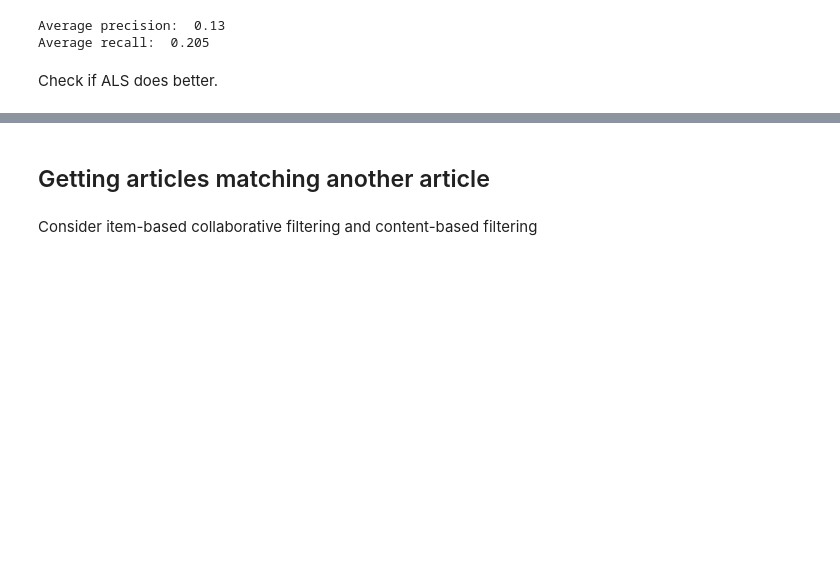
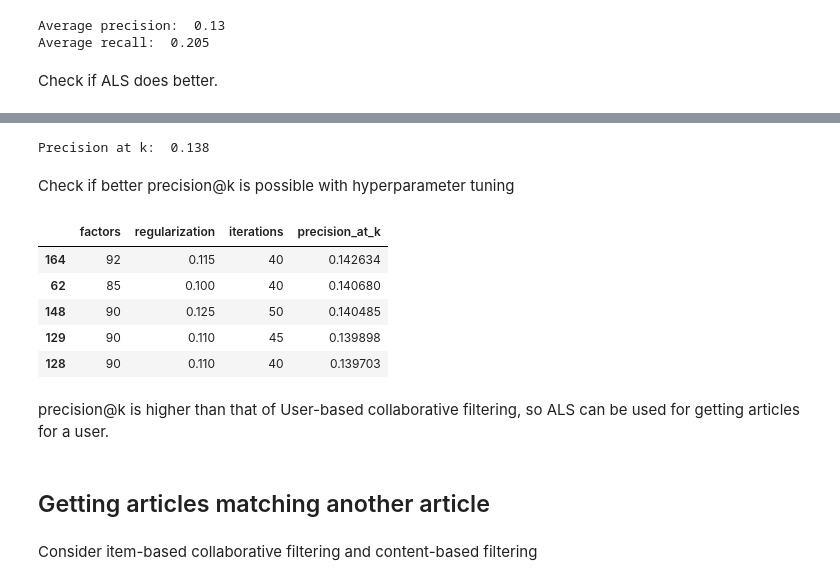
Before and after one commit to kavurisrikanth/news-recommender-capstone, a Jupyter notebook: basics/data.ipynb, the cells around one changed output, grey strips where cells are left out. Saved outputs shown, nothing was run; the diff lists cells and outputs as text; code cells hidden in the pictures; blank space fills up the shorter version.

Commit message:
ALS parameter tuning & evaluation

```diff
--- a/basics/data.ipynb
+++ b/basics/data.ipynb
@@ -1259,0 +1498,9 @@ Check if ALS does better.
+# %%
+p_at_k = precision_at_k(model, train, test, K=10)
+# %%
+# Round the results to 3 decimal places and print them
+print('Precision at k: ', round(p_at_k, 3))
+# %% [output]
+Precision at k:  0.138
+# %% [markdown]
+Check if better precision@k is possible with hyperparameter tuning
@@ -1259,0 +1509,29 @@ Check if ALS does better.
+# %%
+factors = [60, 80, 85, 87, 90, 92, 95, 100]
+regularization = [0.1, 0.11, 0.115, 0.12, 0.125]
+iterations = [30, 35, 40, 45, 50, 60]
+
+# Create a DataFrame to store the results
+results = pd.DataFrame(columns=['factors', 'regularization', 'iterations', 'precision_at_k'])
+for (f, r, i) in itertools.product(factors, regularization, iterations):
+    model = AlternatingLeastSquares(factors=f, regularization=r, iterations=i, calculate_training_loss=False)
+    model.fit(train, show_progress=False)
+    p_at_k = precision_at_k(model, train, test, K=10, show_progress=False)
+
+    # Append the results to the DataFrame
+    # Create a temp DataFrame to store the results
+    temp_results = pd.DataFrame([[f, r, i, p_at_k]], columns=['factors', 'regularization', 'iterations', 'precision_at_k'])
+
+    # Concatenate the temp DataFrame to the results DataFrame
+    results = pd.concat([results, temp_results], ignore_index=True)
+# %%
+# Sort the results by precision_at_k and print the top 5
+results.sort_values(by='precision_at_k', ascending=False, inplace=True)
+results.head()
+# %% [output]
+|  | factors | regularization | iterations | precision_at_k |
+| 164 | 92 | 0.115 | 40 | 0.142634 |
+| 62 | 85 | 0.100 | 40 | 0.140680 |
+| 148 | 90 | 0.125 | 50 | 0.140485 |
+| 129 | 90 | 0.110 | 45 | 0.139898 |
+| 128 | 90 | 0.110 | 40 | 0.139703 |
@@ -1260,3 +1544,5 @@ Check if ALS does better.
+# %% [markdown]
+precision@k is higher than that of User-based collaborative filtering, so ALS can be used for getting articles for a user.
 # %% [markdown]
 ## Getting articles matching another article
 # %% [markdown]
```
Also changed, not shown: parts of 140 cells of this notebook.
